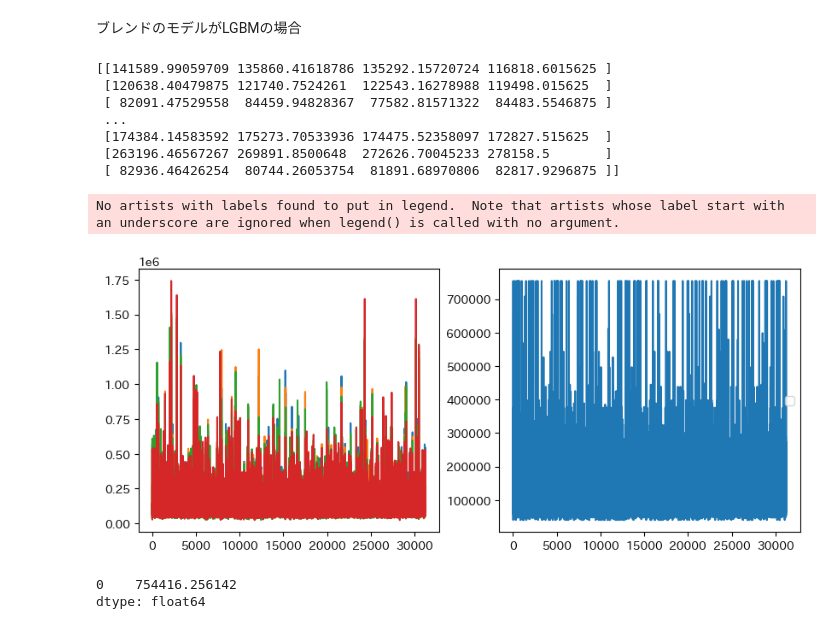
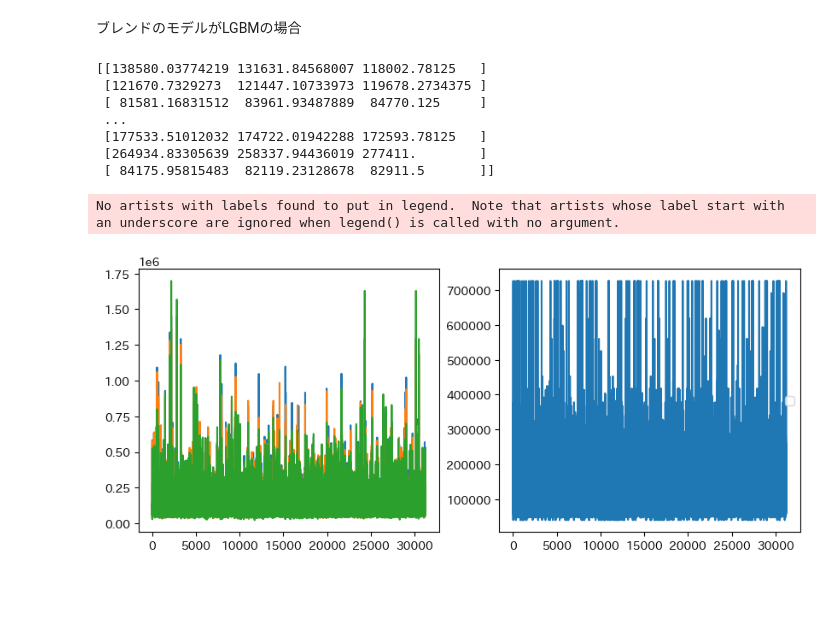
Before and after one commit to kyotoman-koshida/mynabi, a Jupyter notebook: stacking_ensemble.ipynb, the cells around one changed output. Drawn from its saved outputs; the diff is of its cells as text; code cells hidden in the pictures; blank space fills up the shorter version.

```diff
--- a/stacking_ensemble.ipynb
+++ b/stacking_ensemble.ipynb
@@ -65,7 +64,7 @@ y_train = rent
 X_test = pd.concat([test_house_age, test_area_size, test_contract_span2, test_reg_rent, test_floor_scores2, test_Floor_scores2, test_stations, test_minits, test_addresses, test_room_arrange[["部屋数","L","D","K","S"]]], axis=1)
 
 X_train, X_valid, y_train, y_valid = train_test_split(X_train, y_train, test_size=0.2, random_state=0)
-sX_train, sX_valid, sy_train, sy_valid = train_test_split(X_train, y_train, test_size=0.2, random_state=0)
+sX_train, sX_valid, sy_train, sy_valid = train_test_split(X_train, y_train, test_size=0.1, random_state=0)
 # %%
 category_lists = ['定期借家','最寄り駅', '所在地', 'L', 'D','K','S']
 
@@ -227,31 +205,33 @@ XGBRegressor(base_score=0.5, booster='gbtree', callbacks=None,
 # %%
 # 個別のモデルの予測値たち。
 valid_pred_LGBM = model_LGBM.predict(X_valid)
-valid_pred_DART = model_DART.predict(X_valid)
+# valid_pred_DART = model_DART.predict(X_valid)
 valid_pred_GOSS = model_GOSS.predict(X_valid)
 valid_pred_XGB = xgb_reg.predict(X_valid)
 
 # ブレンドの特徴量になるものをまとめる。
-stack_pred = np.column_stack((valid_pred_LGBM,valid_pred_LGBM,valid_pred_GOSS,valid_pred_XGB))
+# stack_valid_pred = np.column_stack((valid_pred_LGBM,valid_pred_LGBM,valid_pred_GOSS,valid_pred_XGB))
+stack_valid_pred = np.column_stack((valid_pred_LGBM,valid_pred_GOSS,valid_pred_XGB))
 
 # ブレンドの作成。
-blend_model = RandomForestRegressor()
+blend_model = LinearRegression()
 # ブレンドの特徴量として作ったデータと元データのy_validでブレンドを学習させる。
-blend_model.fit(stack_pred, y_valid)
+blend_model.fit(stack_valid_pred, y_valid)
 
 # ここのモデルによるテストデータからの予測値
 pred_LGBM = model_LGBM.predict(X_test)
-pred_DART = model_DART.predict(X_test)
+# pred_DART = model_DART.predict(X_test)
 pred_GOSS = model_GOSS.predict(X_test)
 pred_XGB = xgb_reg.predict(X_test)
 
 pred_LGBM = pd.DataFrame(pred_LGBM)
-pred_DART = pd.DataFrame(pred_DART)
+# pred_DART = pd.DataFrame(pred_DART)
 pred_GOSS = pd.DataFrame(pred_GOSS)
 pred_XGB = pd.DataFrame(pred_XGB)
 
 #　ブレンドモデルのテストデータを作成
-stack_test_pred = np.column_stack((pred_LGBM, pred_DART, pred_GOSS, pred_XGB))
+# stack_test_pred = np.column_stack((pred_LGBM, pred_DART, pred_GOSS, pred_XGB))
+stack_test_pred = np.column_stack((pred_LGBM, pred_GOSS, pred_XGB))
 print(stack_test_pred)
 
 blend_pred = blend_model.predict(stack_test_pred)
@@ -286,62 +266,59 @@ No artists with labels found to put in legend.  Note that artists whose label st
 # %%
 # 個別のモデルの予測値たち。
 valid_pred_LGBM = model_LGBM.predict(X_valid)
-valid_pred_DART = model_DART.predict(X_valid)
+# valid_pred_DART = model_DART.predict(X_valid)
 valid_pred_GOSS = model_GOSS.predict(X_valid)
 valid_pred_XGB = xgb_reg.predict(X_valid)
 
 # ブレンドの特徴量になるものをまとめる。
-stack_pred = np.column_stack((valid_pred_LGBM,valid_pred_LGBM,valid_pred_GOSS,valid_pred_XGB))
+# stack_valid_pred = np.column_stack((valid_pred_LGBM,valid_pred_DART,valid_pred_GOSS,valid_pred_XGB))
+stack_valid_pred = np.column_stack((valid_pred_LGBM,valid_pred_GOSS,valid_pred_XGB))
 
 # ブレンドの作成。
 blend_model = lgb.LGBMRegressor()
 # ブレンドの特徴量として作ったデータと元データのy_validでブレンドを学習させる。
-blend_model.fit(stack_pred, y_valid)
+blend_model.fit(stack_valid_pred, y_valid)
 
 # ここのモデルによるテストデータからの予測値
 pred_LGBM = model_LGBM.predict(X_test)
-pred_DART = model_DART.predict(X_test)
+# pred_DART = model_DART.predict(X_test)
 pred_GOSS = model_GOSS.predict(X_test)
 pred_XGB = xgb_reg.predict(X_test)
 
 pred_LGBM = pd.DataFrame(pred_LGBM)
-pred_DART = pd.DataFrame(pred_DART)
+# pred_DART = pd.DataFrame(pred_DART)
 pred_GOSS = pd.DataFrame(pred_GOSS)
 pred_XGB = pd.DataFrame(pred_XGB)
 
 #　ブレンドモデルのテストデータを作成
-stack_test_pred = np.column_stack((pred_LGBM, pred_DART, pred_GOSS, pred_XGB))
+# stack_test_pred = np.column_stack((pred_LGBM, pred_DART, pred_GOSS, pred_XGB))
+stack_test_pred = np.column_stack((pred_LGBM, pred_GOSS, pred_XGB))
 print(stack_test_pred)
 
 blend_pred = blend_model.predict(stack_test_pred)
 blend_pred = pd.DataFrame(blend_pred)
 # %% [output]
-[[141589.99059709 135860.41618786 135292.15720724 116818.6015625 ]
- [120638.40479875 121740.7524261  122543.16278988 119498.015625  ]
- [ 82091.47529558  84459.94828367  77582.81571322  84483.5546875 ]
+[[138580.03774219 131631.84568007 118002.78125   ]
+ [121670.7329273  121447.10733973 119678.2734375 ]
+ [ 81581.16831512  83961.93487889  84770.125     ]
  ...
- [174384.14583592 175273.70533936 174475.52358097 172827.515625  ]
- [263196.46567267 269891.8500648  272626.70045233 278158.5       ]
- [ 82936.46426254  80744.26053754  81891.68970806  82817.9296875 ]]
+ [177533.51012032 174722.01942288 172593.78125   ]
+ [264934.83305639 258337.94436019 277411.        ]
+ [ 84175.95815483  82119.23128678  82911.5       ]]
 # %%
 fig = plt.figure(figsize=(10,4))
 ax = fig.add_subplot(121)
 ax2 = fig.add_subplot(122)
 
 ax.plot(range(len(blend_pred)), pred_LGBM, label='LGBM')
-ax.plot(range(len(blend_pred)), pred_DART, label='DART')
+# ax.plot(range(len(blend_pred)), pred_DART, label='DART')
 ax.plot(range(len(blend_pred)), pred_GOSS, label='GOSS')
 ax.plot(range(len(blend_pred)), pred_XGB, label='XGB')
 
 ax2.plot(range(len(blend_pred)), blend_pred)
 
 plt.legend(loc='best')
 plt.show()
 # %% [output]
 No artists with labels found to put in legend.  Note that artists whose label start with an underscore are ignored when legend() is called with no argument.
-[figure, old version]
+[figure, new version]
-# %%
-blend_pred.max()
-# %% [output]
-0    754416.256142
-dtype: float64
```
Also changed, not shown: parts of 15 cells of this notebook, 4 other files.
